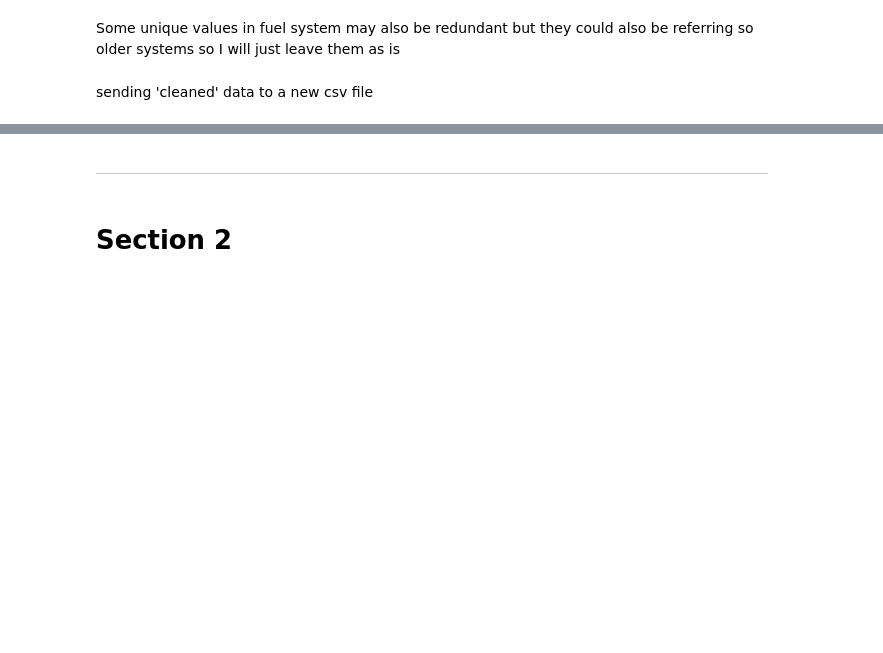
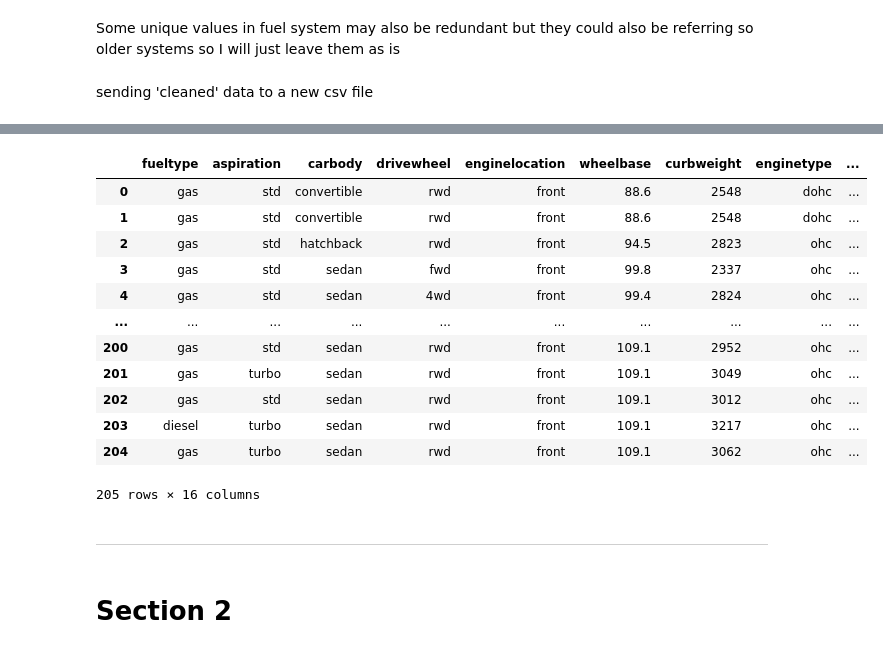
Before and after one commit to conormcdevitt/Hackathon1, a Jupyter notebook: jupyter_notebooks/Notebook_Template.ipynb, the cells around one changed output, grey strips where cells are left out. Cells and saved outputs as stored; diff of their text form; code cells hidden in the pictures; blank space fills up the shorter version.

```diff
--- a/jupyter_notebooks/Notebook_Template.ipynb
+++ b/jupyter_notebooks/Notebook_Template.ipynb
@@ -293,0 +294,3 @@ data.to_csv('cleaned_data')
+# %%
+clean_data = pd.read_csv('cleaned_data.csv')
+clean_data.head()
@@ -294,3 +304,20 @@ data.to_csv('cleaned_data')
+# %%
+clean_data = clean_data.drop(columns='Unnamed: 0', axis=1)
+clean_data
+# %% [output]
+|  | fueltype | aspiration | carbody | drivewheel | enginelocation | wheelbase | curbweight | enginetype | ... |
+| 0 | gas | std | convertible | rwd | front | 88.6 | 2548 | dohc | ... |
+| 1 | gas | std | convertible | rwd | front | 88.6 | 2548 | dohc | ... |
+| 2 | gas | std | hatchback | rwd | front | 94.5 | 2823 | ohc | ... |
+| 3 | gas | std | sedan | fwd | front | 99.8 | 2337 | ohc | ... |
+| 4 | gas | std | sedan | 4wd | front | 99.4 | 2824 | ohc | ... |
+| ... | ... | ... | ... | ... | ... | ... | ... | ... | ... |
+| 200 | gas | std | sedan | rwd | front | 109.1 | 2952 | ohc | ... |
+| 201 | gas | turbo | sedan | rwd | front | 109.1 | 3049 | ohc | ... |
+| 202 | gas | std | sedan | rwd | front | 109.1 | 3012 | ohc | ... |
+| 203 | diesel | turbo | sedan | rwd | front | 109.1 | 3217 | ohc | ... |
+| 204 | gas | turbo | sedan | rwd | front | 109.1 | 3062 | ohc | ... |
+205 rows × 16 columns
 # %% [markdown]
 ---
 # %% [markdown]
```
Also changed, not shown: parts of 3 cells of this notebook, 2 other files.
